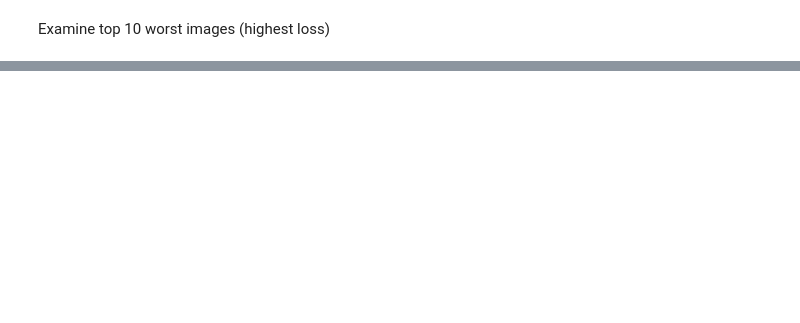
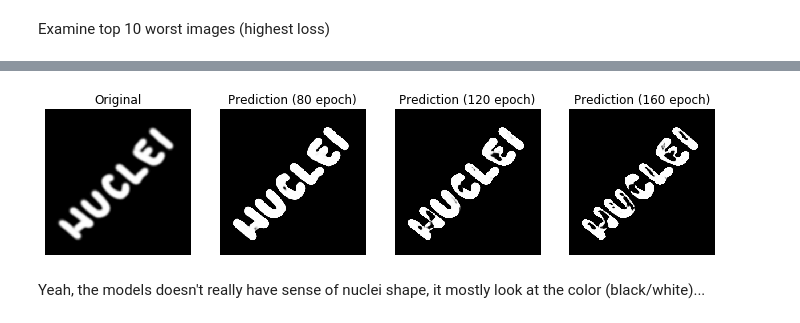
Before and after one commit to bvezilic/Nuclei-segmentation, a Jupyter notebook: notebooks/eval.ipynb, the cells around one changed output, grey strips where cells are left out. Saved outputs shown, nothing was run; the diff lists cells and outputs as text; code cells hidden in the pictures; blank space fills up the shorter version.

```diff
--- a/notebooks/eval.ipynb
+++ b/notebooks/eval.ipynb
@@ -146,0 +200,31 @@ for i in range(num_samples):
+# %%
+nuclei_img = cv2.imread("nuclei.png")
+# %%
+# Run forward pass
+segmented_image80 = predict80(nuclei_img)
+segmented_image120 = predict120(nuclei_img)
+segmented_image160 = predict160(nuclei_img)
+
+# Plot results
+fig, axes = plt.subplots(1, 4, figsize=(12, 12))
+axes[0].imshow(nuclei_img, cmap="gray")
+axes[0].axis('off')
+axes[0].set_title("Original")
+
+axes[1].imshow(segmented_image80, cmap="gray")
+axes[1].axis('off')
+axes[1].set_title("Prediction (80 epoch)")
+
+axes[2].imshow(segmented_image120, cmap="gray")
+axes[2].axis('off')
+axes[2].set_title("Prediction (120 epoch)")
+
+axes[3].imshow(segmented_image160, cmap="gray")
+axes[3].axis('off')
+axes[3].set_title("Prediction (160 epoch)")
+
+plt.show()
+# %% [output]
+[figure, added]
+# %% [markdown]
+Yeah, the models doesn't really have sense of nuclei shape, it mostly look at the color (black/white)...
```
Also changed, not shown: parts of 30 cells of this notebook, 1 other file.
